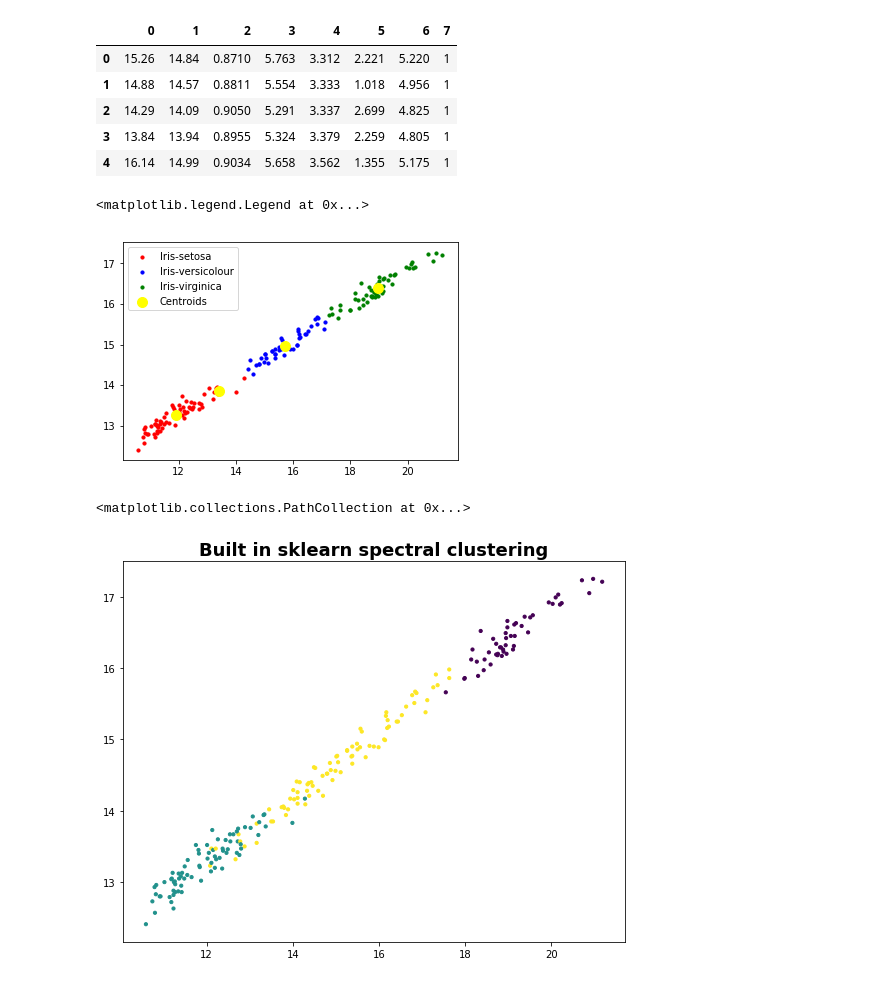
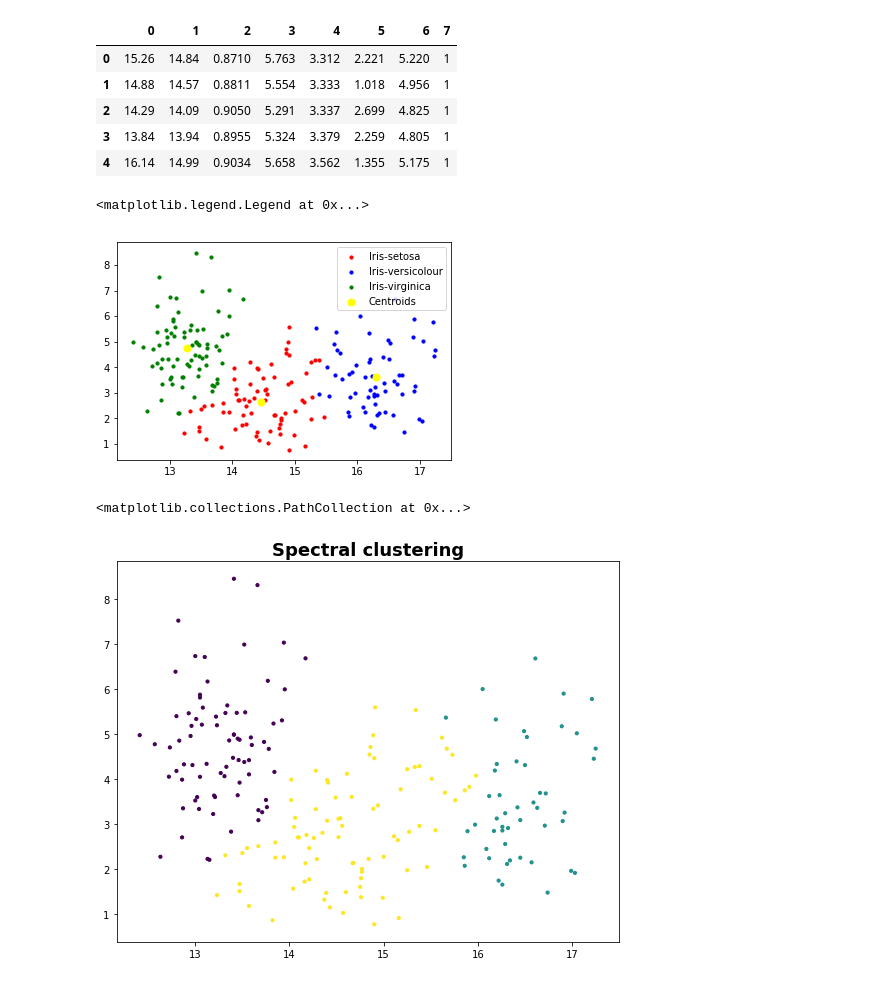
Before and after one commit to quanghoan/k-means-and-spectral-clustering, a Jupyter notebook: seeds.ipynb, the cells around one changed output. Saved outputs shown, nothing was run; the diff lists cells and outputs as text; code cells hidden in the pictures.

```diff
--- a/seeds.ipynb
+++ b/seeds.ipynb
@@ -16,20 +17,20 @@ data.head()
 # %%
 x = data.iloc[:, [0,1,2,3,4,5,6]].values
 # %%
-kmeans = KMeans(n_clusters = 4, init='k-means++',max_iter=300,n_init=10, random_state=0)
+kmeans = KMeans(n_clusters = 3, init='k-means++',max_iter=300,n_init=10, random_state=0)
 y_kmeans = kmeans.fit_predict(x)
 #Visualising the clusters
-plt.scatter(x[y_kmeans == 0, 0], x[y_kmeans == 0, 1], s = 10, c = 'red', label = 'Iris-setosa')
-plt.scatter(x[y_kmeans == 1, 0], x[y_kmeans == 1, 1], s = 10, c = 'blue', label = 'Iris-versicolour')
-plt.scatter(x[y_kmeans == 2, 0], x[y_kmeans == 2, 1], s = 10, c = 'green', label = 'Iris-virginica')
+plt.scatter(x[y_kmeans == 0, 1], x[y_kmeans == 0, 5], s = 10, c = 'red', label = 'Iris-setosa')
+plt.scatter(x[y_kmeans == 1, 1], x[y_kmeans == 1, 5], s = 10, c = 'blue', label = 'Iris-versicolour')
+plt.scatter(x[y_kmeans == 2, 1], x[y_kmeans == 2, 5], s = 10, c = 'green', label = 'Iris-virginica')
 
 #Plotting the centroids of the clusters
-plt.scatter(kmeans.cluster_centers_[:,0], kmeans.cluster_centers_[:,1], s = 100, c = 'yellow', label = 'Centroids')
+plt.scatter(kmeans.cluster_centers_[:,1], kmeans.cluster_centers_[:,5], s = 50, c = 'yellow', label = 'Centroids')
 
 plt.legend()
 # %% [output]
 <matplotlib.legend.Legend at 0x...>
-[figure, old version]
+[figure, new version]
 # %%
 from sklearn.cluster import SpectralClustering
 
@@ -37,8 +38,8 @@ model = SpectralClustering(n_clusters=3, affinity='nearest_neighbors',assign_lab
 
 labelsS = model.fit_predict(x)
 fig, ax = plt.subplots(figsize=(9,7))
-ax.set_title('Built in sklearn spectral clustering', fontsize=18, fontweight='demi')
-plt.scatter(x[:, 0], x[:, 1], c=labelsS, s=10)
+ax.set_title('Spectral clustering', fontsize=18, fontweight='demi')
+plt.scatter(x[:, 1], x[:, 5], c=labelsS, s=10)
 # %% [output]
 <matplotlib.collections.PathCollection at 0x...>
-[figure, old version]
+[figure, new version]
```
Also changed, not shown: parts of 1 cell of this notebook, 3 other files.
